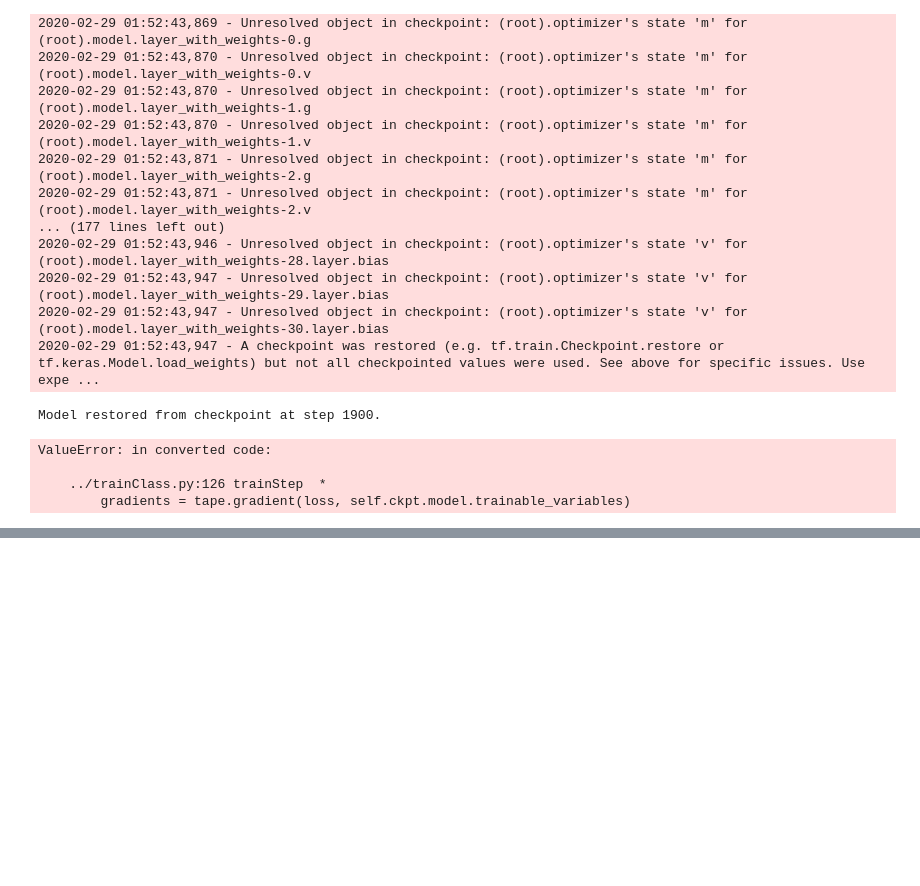
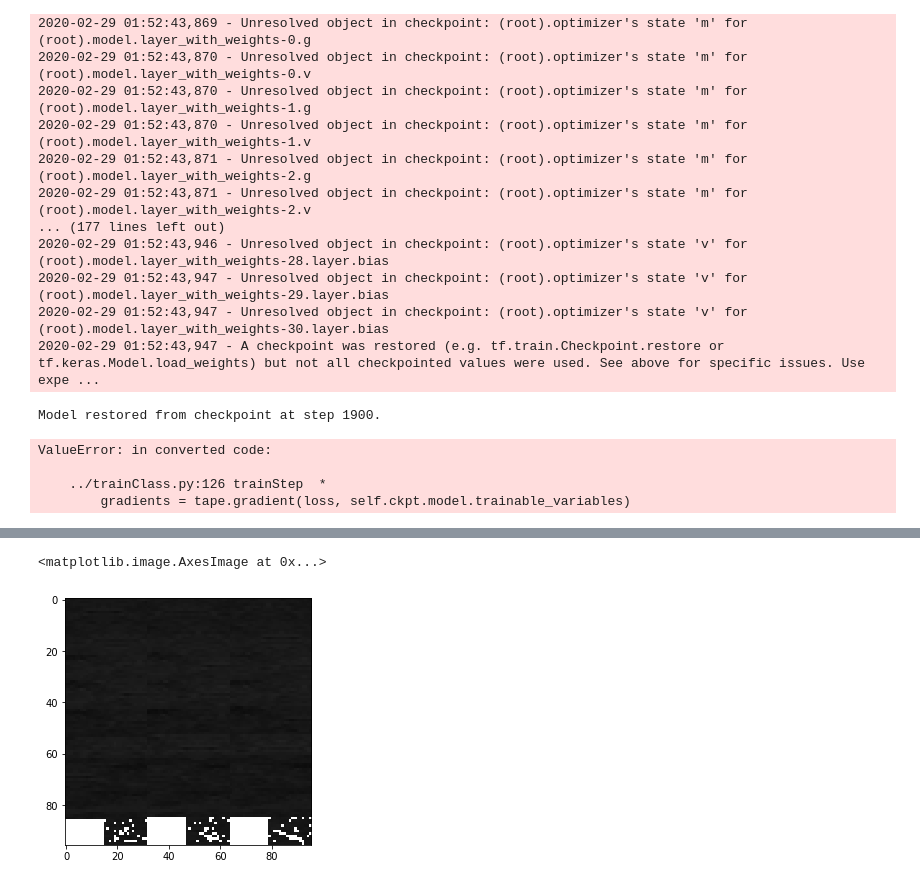
Before and after one commit to mmbajo/PROBA-V, a Jupyter notebook: notebooks/Patches.ipynb, the cells around one changed output, grey strips where cells are left out. Saved outputs shown, nothing was run; the diff lists cells and outputs as text; code cells hidden in the pictures; blank space fills up the shorter version.

Commit message:
added augmentation and visualization notebook

```diff
--- a/notebooks/Patches.ipynb
+++ b/notebooks/Patches.ipynb
@@ -20,7 +21,7 @@ from loss import *
 %autoreload 2
 # %%
 # import data
-CLEAN_DATA_DIR = '/home/mark/DataBank/PROBA-V-CHKPT/trimmedPatchesDir'
+CLEAN_DATA_DIR = '/home/mark/DataBank/PROBA-V-CHKPT/augmentedPatchesDir'
 band = 'NIR'
 X = np.load(os.path.join(CLEAN_DATA_DIR, f'TRAINpatchesLR_{band}.npy'), allow_pickle=True)
 y = np.load(os.path.join(CLEAN_DATA_DIR, f'TRAINpatchesHR_{band}.npy'), allow_pickle=True)
@@ -103,0 +85,7 @@ KeyboardInterrupt:
+# %%
+from skimage import io
+import matplotlib.pyplot as plt
+io.imshow(y[9].squeeze(2).astype(np.uint16))
+# %% [output]
+<matplotlib.image.AxesImage at 0x...>
+[figure, added]
```
Also changed, not shown: parts of 87 cells of this notebook, 40 other files.
